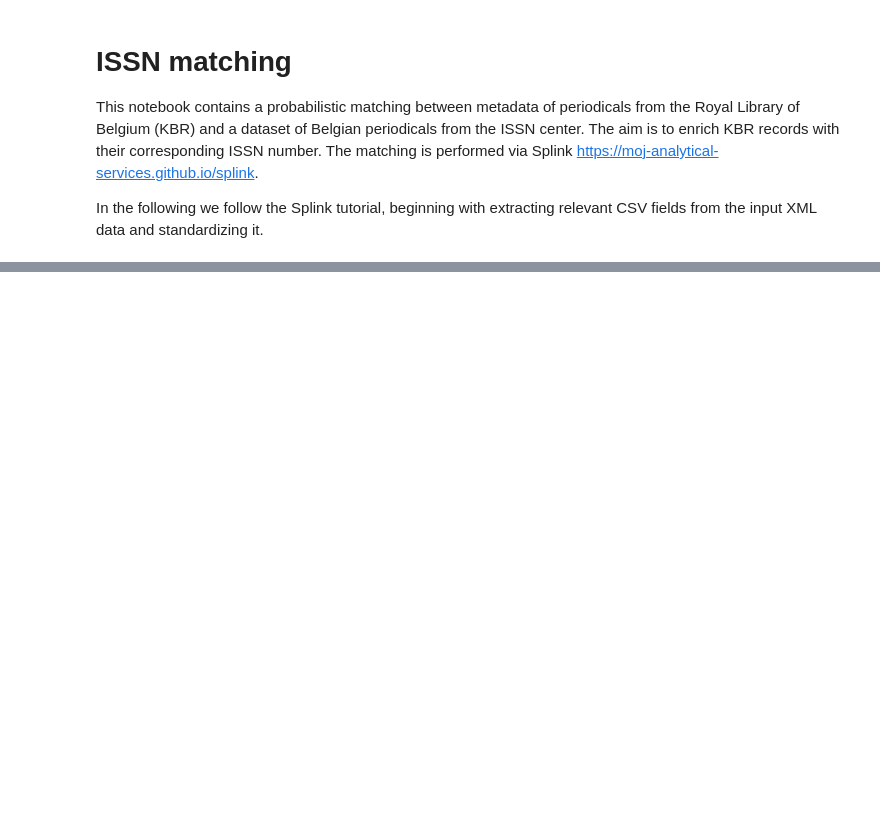
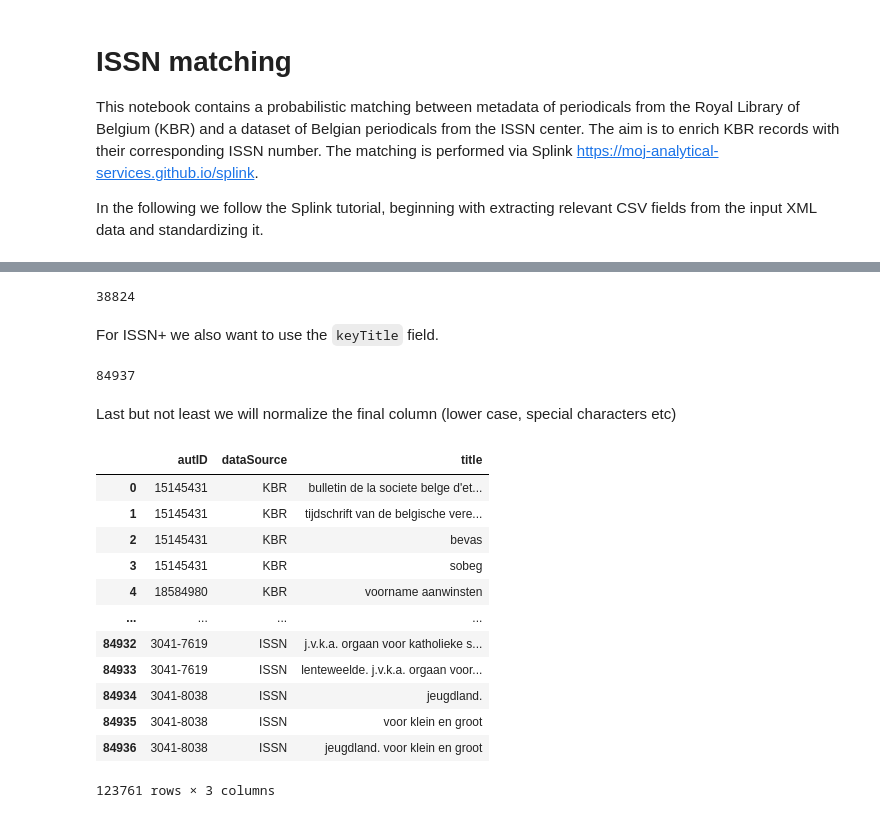
Before and after one commit to kbrbe/issn-matching, a Jupyter notebook: issn-splink-matching.ipynb, the cells around one changed output, grey strips where cells are left out. Saved outputs shown, nothing was run; the diff lists cells and outputs as text; code cells hidden in the pictures; blank space fills up the shorter version.

```diff
--- a/issn-splink-matching.ipynb
+++ b/issn-splink-matching.ipynb
@@ -152,0 +168,7 @@ dfISSN
+# %%
+# number of all possible titles
+dfKBRMatching.shape[0]
+# %% [output]
+38824
+# %% [markdown]
+For ISSN+ we also want to use the `keyTitle` field.
@@ -152,0 +179,35 @@ dfISSN
+# %%
+issnAllTitles = pd.concat([
+    dfListISSNColumns['title'][['autID', 'title']],
+    dfListISSNColumns['alternateTitle'][['autID', 'alternateTitle']].rename(columns={'alternateTitle': 'title'}),
+    dfListISSNColumns['keyTitle'][['autID', 'keyTitle']].rename(columns={'keyTitle': 'title'}),
+], ignore_index=True)
+# %%
+dfISSNMatching = dfISSNMatching.merge(issnAllTitles, how='left', left_on='autID', right_on='autID')
+# %%
+# number of all possible titles
+dfISSNMatching.shape[0]
+# %% [output]
+84937
+# %%
+dfMatching = pd.concat([dfKBRMatching,dfISSNMatching])
+# %% [markdown]
+Last but not least we will normalize the final column (lower case, special characters etc)
+# %%
+dfMatching = utils.normalizeColumn(dfMatching, 'title')
+# %%
+dfMatching
+# %% [output]
+|  | autID | dataSource | title |
+| 0 | 15145431 | KBR | bulletin de la societe belge d'et... |
+| 1 | 15145431 | KBR | tijdschrift van de belgische vere... |
+| 2 | 15145431 | KBR | bevas |
+| 3 | 15145431 | KBR | sobeg |
+| 4 | 18584980 | KBR | voorname aanwinsten |
+| ... | ... | ... | ... |
+| 84932 | 3041-7619 | ISSN | j.v.k.a. orgaan voor katholieke s... |
+| 84933 | 3041-7619 | ISSN | lenteweelde. j.v.k.a. orgaan voor... |
+| 84934 | 3041-8038 | ISSN | jeugdland. |
+| 84935 | 3041-8038 | ISSN | voor klein en groot |
+| 84936 | 3041-8038 | ISSN | jeugdland. voor klein en groot |
+123761 rows × 3 columns
```
Also changed, not shown: parts of 66 cells of this notebook, 4 other files.
